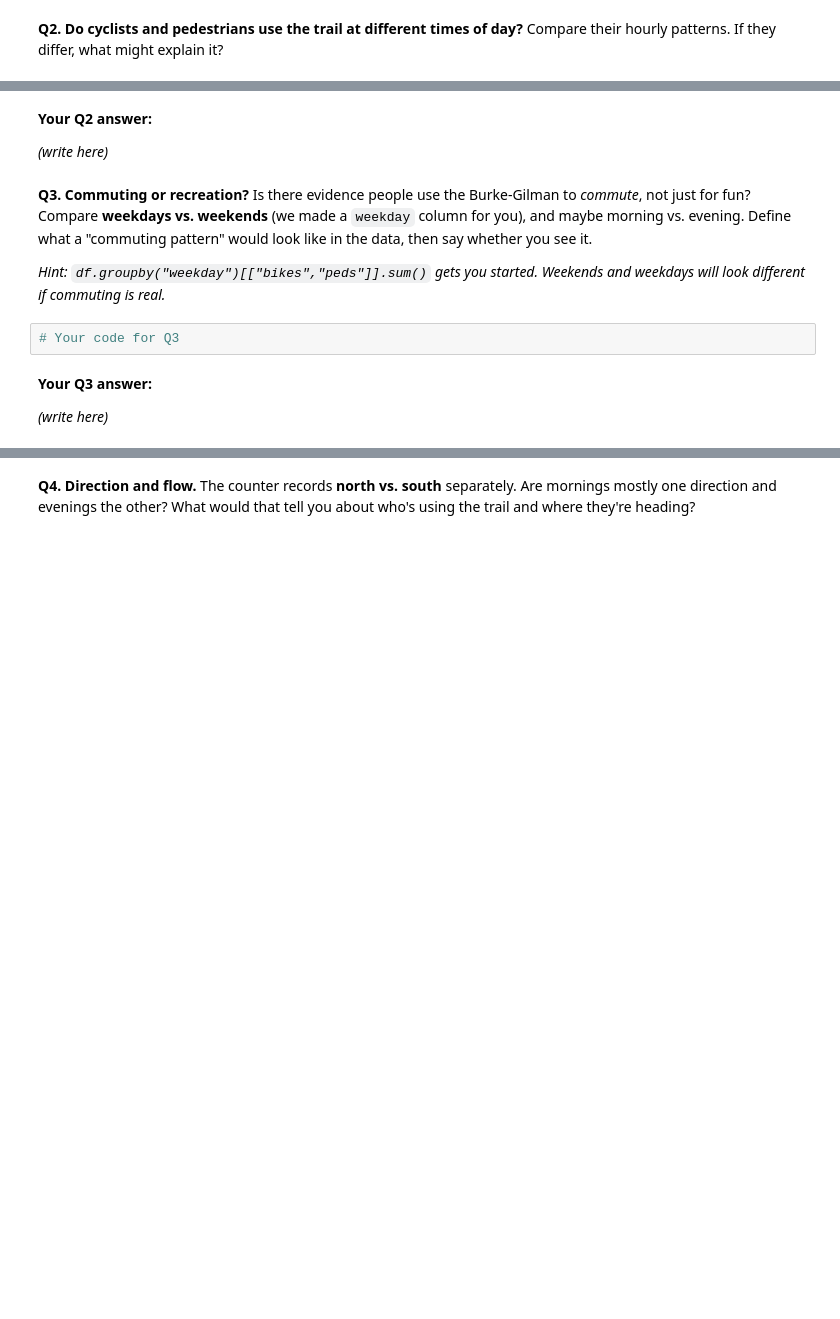
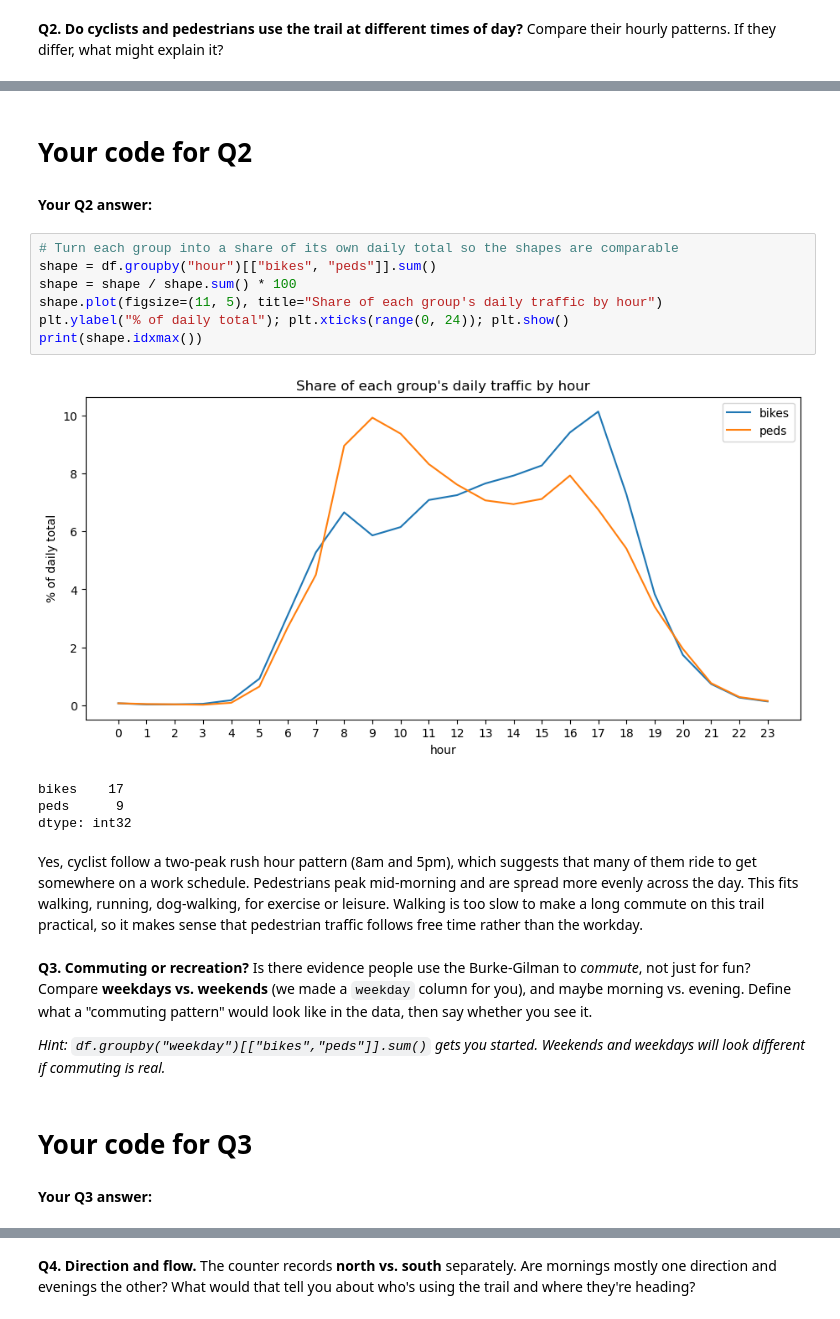
Before and after one commit to annielam2/hcde-410, a Jupyter notebook: A1/A1.ipynb, the cells around one changed output, grey strips where cells are left out. Drawn from its saved outputs; the diff is of its cells as text; blank space fills up the shorter version.

```diff
--- a/A1/A1.ipynb
+++ b/A1/A1.ipynb
@@ -113,15 +178,27 @@ Compare their hourly patterns. If they differ, what might explain it?
+# %% [markdown]
+# Your code for Q2
 # %% [markdown]
 **Your Q2 answer:**
-
-*(write here)*
+# %%
+# Turn each group into a share of its own daily total so the shapes are comparable
+shape = df.groupby("hour")[["bikes", "peds"]].sum()
+shape = shape / shape.sum() * 100
+shape.plot(figsize=(11, 5), title="Share of each group's daily traffic by hour")
+plt.ylabel("% of daily total"); plt.xticks(range(0, 24)); plt.show()
+print(shape.idxmax())
+# %% [output]
+[figure, added]
+bikes    17
+peds      9
+dtype: int32
+# %% [markdown]
+Yes, cyclist follow a two-peak rush hour pattern (8am and 5pm), which suggests that many of them ride to get somewhere on a work schedule. Pedestrians peak mid-morning and are spread more evenly across the day. This fits walking, running, dog-walking, for exercise or leisure. Walking is too slow to make a long commute on this trail practical, so it makes sense that pedestrian traffic follows free time rather than the workday.
 # %% [markdown]
 **Q3. Commuting or recreation?**
 Is there evidence people use the Burke-Gilman to *commute*, not just for fun? Compare **weekdays vs. weekends** (we made a `weekday` column for you), and maybe morning vs. evening. Define what a "commuting pattern" would look like in the data, then say whether you see it.
 
 *Hint: `df.groupby("weekday")[["bikes","peds"]].sum()` gets you started. Weekends and weekdays will look different if commuting is real.*
-# %%
-# Your code for Q3
+# %% [markdown]
+# Your code for Q3
 # %% [markdown]
 **Your Q3 answer:**
-
-*(write here)*
```
Also changed, not shown: parts of 21 cells of this notebook, 1 other file.
